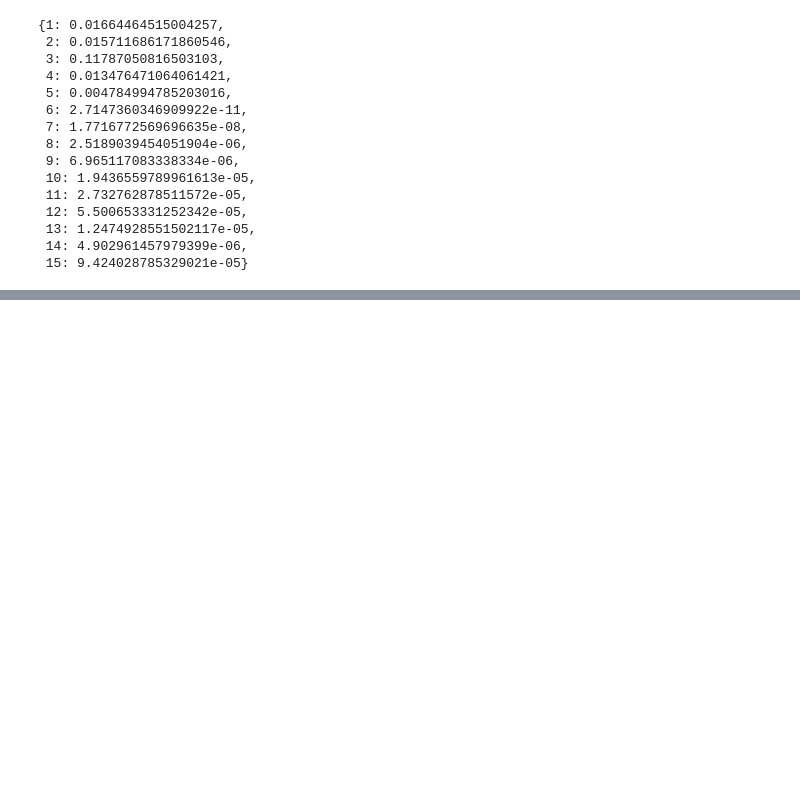
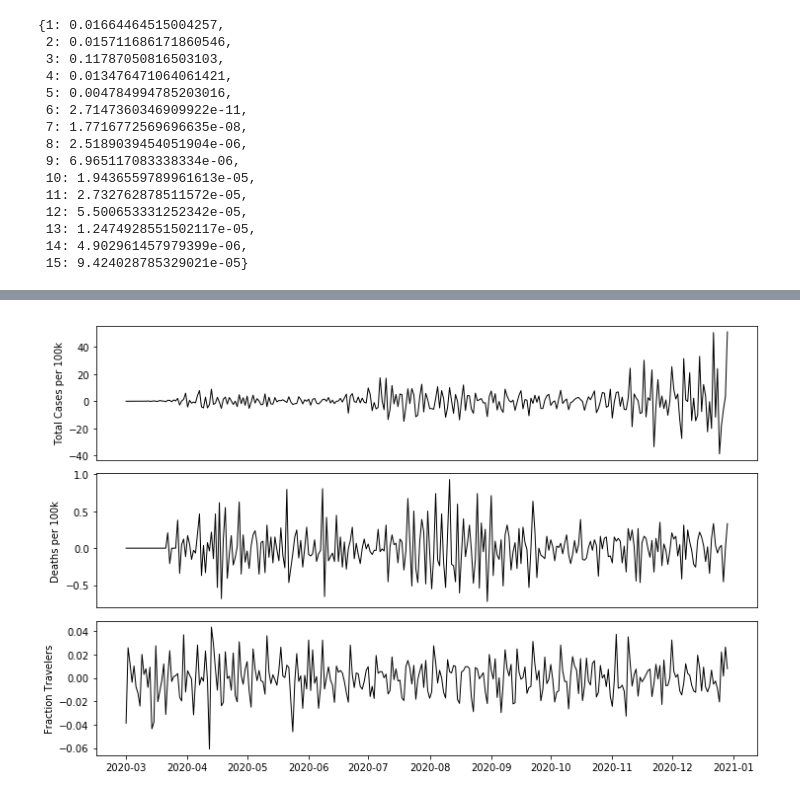
Before and after one commit to mrepasky3/ISYE6416-Spring2021-Project, a Jupyter notebook: AutoRegression.ipynb, the cells around one changed output, grey strips where cells are left out. Drawn from its saved outputs; the diff is of its cells as text; code cells hidden in the pictures; blank space fills up the shorter version.

```diff
--- a/AutoRegression.ipynb
+++ b/AutoRegression.ipynb
@@ -78,0 +81,5 @@ gct[2][0]['ssr_ftest'][1]
+# %%
+vector_data = pd.concat([state_y.reset_index(drop=True),state_X["total_cases"],state_X["deaths"]],axis=1)
+vector_data_train = vector_data.iloc[:int(0.75*len(vector_data)),:]
+vector_data_test = vector_data.iloc[int(0.75*len(vector_data)):,:]
+vector_data_train
@@ -78,0 +128,2 @@ gct[2][0]['ssr_ftest'][1]
+# %%
+vector_data_diff = vector_data_train.diff().dropna()
@@ -78,0 +158,18 @@ gct[2][0]['ssr_ftest'][1]
+# %%
+fig, ax = plt.subplots(3,1,figsize=(12,8))
+
+ax[0].plot(dates[1:int(0.75*len(vector_data))], vector_data_diff["total_cases"],color='k',lw=1)
+ax[0].tick_params(axis='x',bottom=False,labelbottom=False)
+ax[0].set_ylabel("Total Cases per 100k")
+
+ax[1].plot(dates[1:int(0.75*len(vector_data))], vector_data_diff["deaths"],color='k',lw=1)
+ax[1].tick_params(axis='x',bottom=False,labelbottom=False)
+ax[1].set_ylabel("Deaths per 100k")
+
+ax[2].plot(dates[1:int(0.75*len(vector_data))], vector_data_diff["Population Not Staying at Home"],color='k',lw=1)
+ax[2].set_ylabel("Fraction Travelers")
+
+plt.subplots_adjust(hspace = 0.1)
+plt.show()
+# %% [output]
+[figure, added]
```
Also changed, not shown: parts of 18 cells of this notebook.
